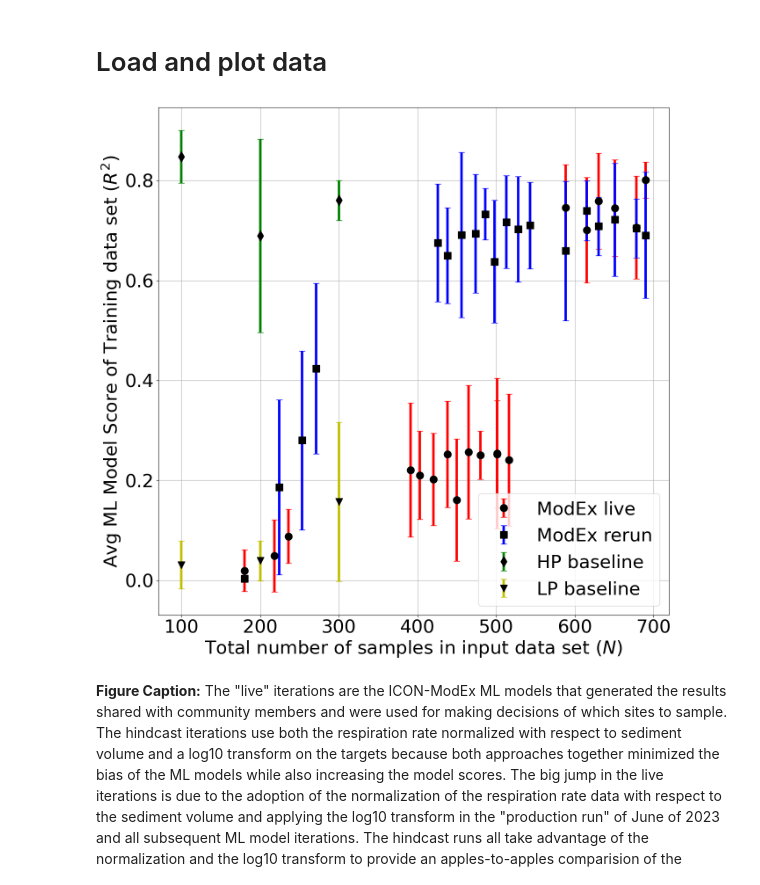
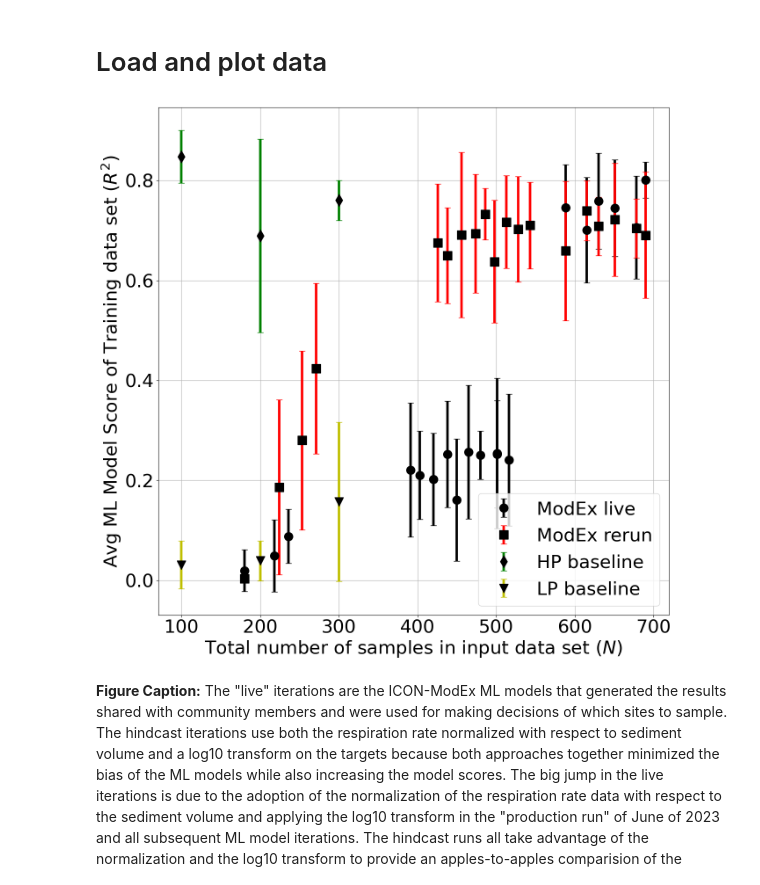
Before and after one commit to WHONDRS-Hub/ICON-ModEx_Open_Manuscript, a Jupyter notebook: fig-model-score-evolution/step_01_get_and_sketch_data.ipynb, the cells around one changed output. Saved outputs shown, nothing was run; the diff lists cells and outputs as text; code cells hidden in the pictures.

```diff
--- a/fig-model-score-evolution/step_01_get_and_sketch_data.ipynb
+++ b/fig-model-score-evolution/step_01_get_and_sketch_data.ipynb
@@ -845,7 +838,7 @@ mpl.rc('font', **font)
 # Plot specs
 e_bar_w=4
 e_cap_w=5
-e_sym_s=12
+e_sym_s=14
 
 # Create polygons for background
 xy_hp_test = []
@@ -972,7 +965,7 @@ ax.errorbar(
     icon_modex_scale['hold-out-avg'],
     icon_modex_scale['hold-out-std'],
     fmt='ko',
-    ecolor='r',
+    ecolor='k',
     elinewidth=e_bar_w,
     capsize=e_cap_w,
     markersize=e_sym_s)
@@ -981,7 +974,7 @@ ax.errorbar(
     icon_modex_log10['hold-out-avg'],
     icon_modex_log10['hold-out-std'],
     fmt='ks',
-    ecolor='b',
+    ecolor='r',
     elinewidth=e_bar_w,
     capsize=e_cap_w,
     markersize=e_sym_s)
@@ -1010,34 +1003,34 @@ ax.errorbar(
     capsize=e_cap_w,
     markersize=e_sym_s)
 
 # Comment out the HP/LP PCA points since they
 # tell a similar, but less robust, story.
 #ax.errorbar(
 #    # Artificial offset for visualization
 #    icon_modex_pca['ntrain']+10,
 #    icon_modex_pca['hold-out-avg'],
 #    icon_modex_pca['hold-out-std'],
 #    fmt='ys',
 #    ecolor='y',
 #    elinewidth=3,
 #    capsize=5)
 
 #ax.errorbar(
 #    icon_modex_baseline['ntrain'],
 #    icon_modex_baseline['r2_test_avg'],
 #    icon_modex_baseline['r2_test_std'],
 #    fmt='cs',
 #    ecolor='c',
 #    elinewidth=3,
 #    capsize=5)
 ax.grid()
 
 plt.ylabel('Avg ML Model Score of Training data set ($R^2$)')
 plt.xlabel('Total number of samples in input data set ($N$)')
 plt.legend(['ModEx live','ModEx rerun','HP baseline','LP baseline'],loc='lower right')
 plt.savefig('ICON_ModEx_summary.pdf')
 # %% [output]
-[figure, old version]
+[figure, new version]
 # %% [markdown]
 **Figure Caption:** The "live" iterations are the ICON-ModEx ML models that generated the results shared with community members and were used for making decisions of which sites to sample. The hindcast iterations use both the respiration rate normalized with respect to sediment volume and a log10 transform on the targets because both approaches together minimized the bias of the ML models while also increasing the model scores. The big jump in the live iterations is due to the adoption of the normalization of the respiration rate data with respect to the sediment volume and applying the log10 transform in the "production run" of June of 2023 and all subsequent ML model iterations. The hindcast runs all take advantage of the normalization and the log10 transform to provide an apples-to-apples comparision of the progress of the ICON-ModEx iterations had these changes been applied since the very beginning of the study.
 # %%
```
Also changed, not shown: parts of 4 cells of this notebook, 26 other files.
